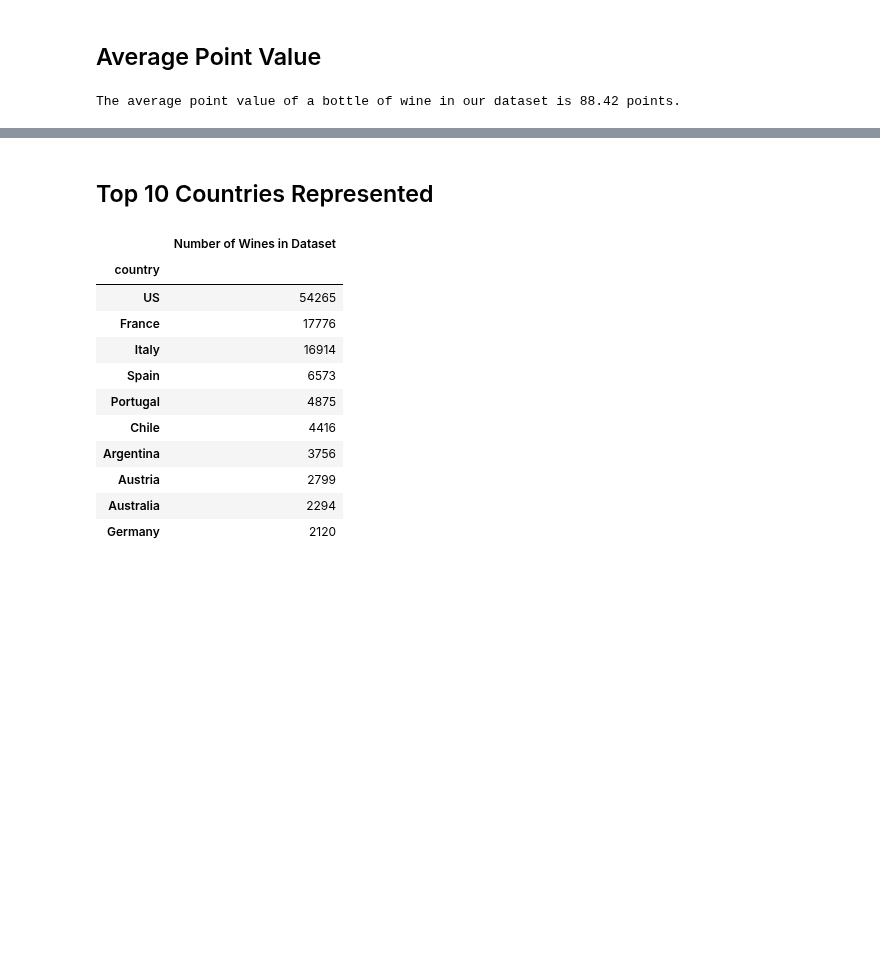
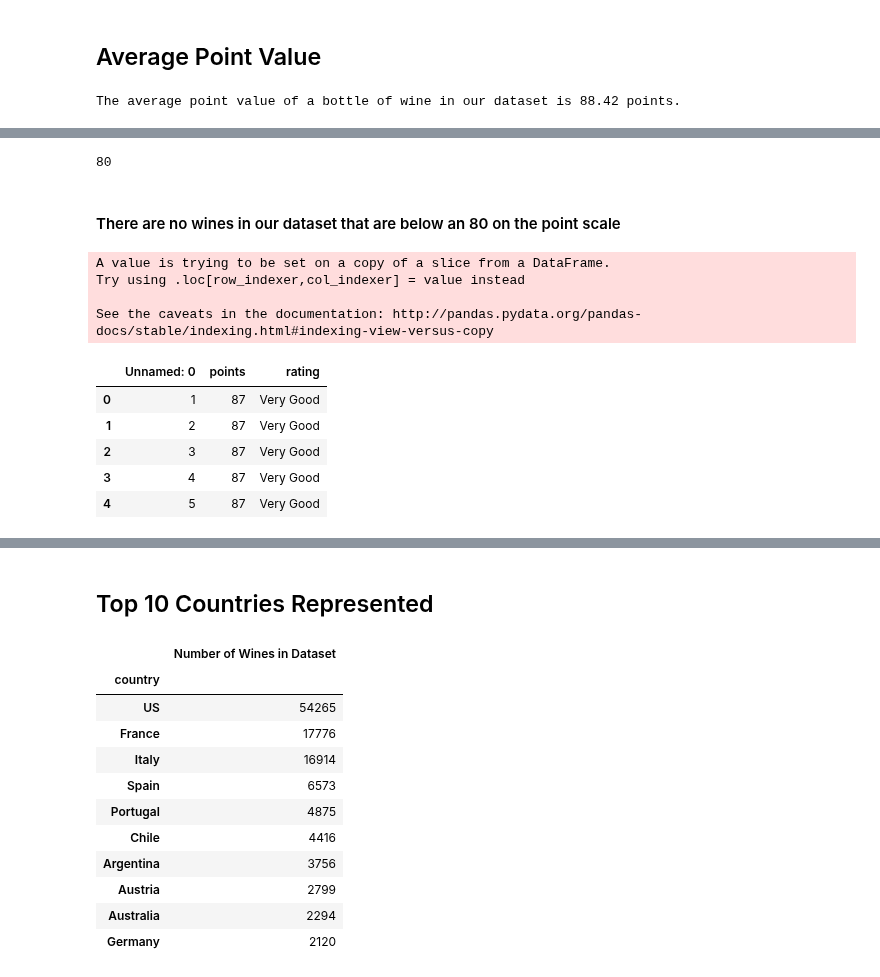
Before and after one commit to madengr00/PourTaste, a Jupyter notebook: Basic DataSet Information.ipynb, the cells around one changed output, grey strips where cells are left out. Saved outputs shown, nothing was run; the diff lists cells and outputs as text; code cells hidden in the pictures; blank space fills up the shorter version.

```diff
--- a/Basic DataSet Information.ipynb
+++ b/Basic DataSet Information.ipynb
@@ -45,0 +59,38 @@ The average point value of a bottle of wine in our dataset is 88.42 points.
+# %%
+wine_df["points"].min()
+# %% [output]
+80
+# %% [markdown]
+#### There are no wines in our dataset that are below an 80 on the point scale
+# %%
+#Analyzing wine score
+point_df = wine_df[["Unnamed: 0", "points"]]
+rating = []
+for row in point_df["points"]:
+    if row >=95:
+        rating.append("Classic")
+    elif row > 90 :
+        rating.append("Exceptional")
+    elif row >= 85 :
+        rating.append("Very Good")
+    elif row >= 80 :
+        rating.append("Good")
+    else:
+        rating.append("Flawed wine, don't waste your time")
+
+
+
+point_df["rating"] = rating
+
+point_df.head()
+# %% [output]
+A value is trying to be set on a copy of a slice from a DataFrame.
+Try using .loc[row_indexer,col_indexer] = value instead
+
+See the caveats in the documentation: http://pandas.pydata.org/pandas-docs/stable/indexing.html#indexing-view-versus-copy
+|  | Unnamed: 0 | points | rating |
+| 0 | 1 | 87 | Very Good |
+| 1 | 2 | 87 | Very Good |
+| 2 | 3 | 87 | Very Good |
+| 3 | 4 | 87 | Very Good |
+| 4 | 5 | 87 | Very Good |
```
Also changed, not shown: parts of 6 cells of this notebook.
